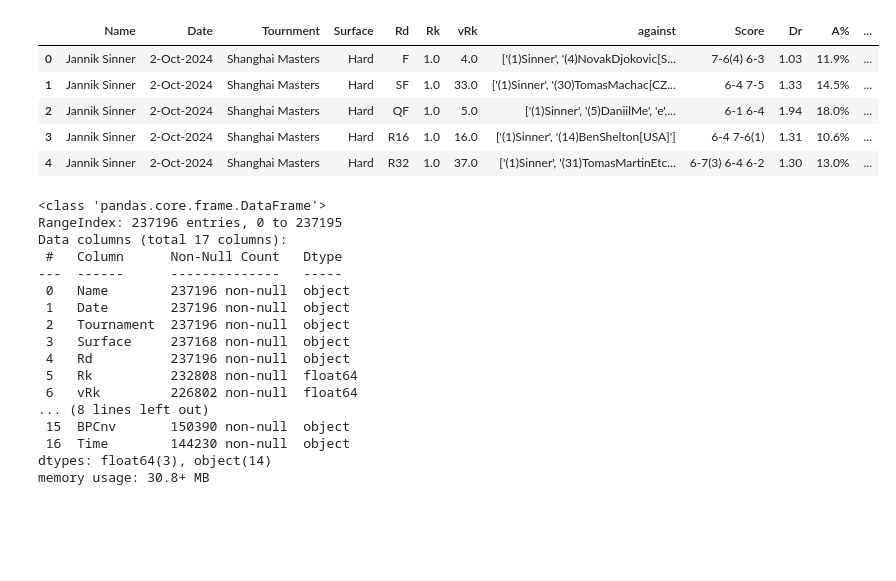
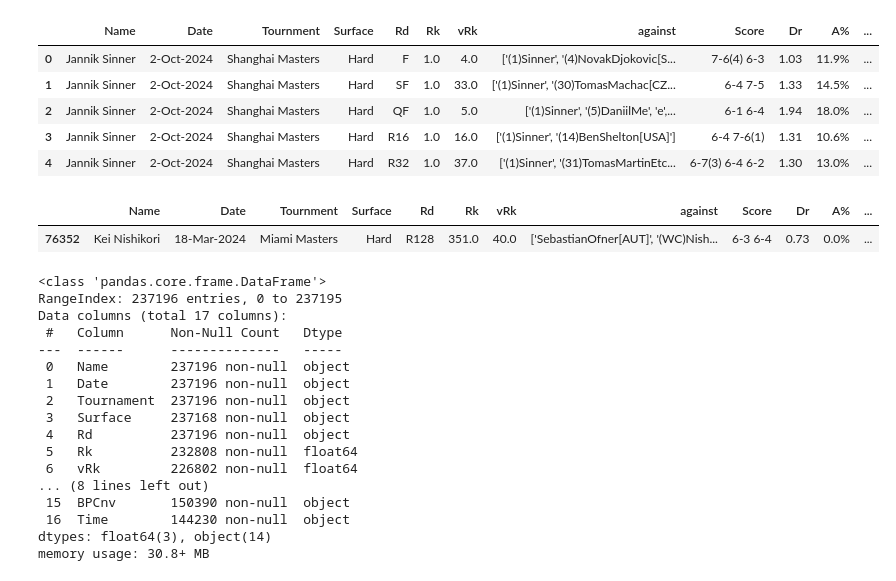
Before and after one commit to Mike812/kaggle, a Jupyter notebook: tennis_stats/TennisStats.ipynb, the cells around one changed output. Cells and saved outputs as stored; diff of their text form; code cells hidden in the pictures; blank space fills up the shorter version.

```diff
--- a/tennis_stats/TennisStats.ipynb
+++ b/tennis_stats/TennisStats.ipynb
@@ -169,6 +184,14 @@ players_tournament_serve_data.head()
 | 2 | Jannik Sinner | 2‑Oct‑2024 | Shanghai Masters | Hard | QF | 1.0 | 5.0 | ['(1)Sinner', '(5)DaniilMe', 'e',... | 6-1 6-4 | 1.94 | 18.0% | ... |
 | 3 | Jannik Sinner | 2‑Oct‑2024 | Shanghai Masters | Hard | R16 | 1.0 | 16.0 | ['(1)Sinner', '(14)BenShelton[USA]'] | 6-4 7-6(1) | 1.31 | 10.6% | ... |
 | 4 | Jannik Sinner | 2‑Oct‑2024 | Shanghai Masters | Hard | R32 | 1.0 | 37.0 | ['(1)Sinner', '(31)TomasMartinEtc... | 6-7(3) 6-4 6-2 | 1.30 | 13.0% | ... |
+# %%
+nishikori_mi_24 = players_tournament_serve_data[players_tournament_serve_data.Name.str.contains("Nishikori")
+& players_tournament_serve_data.Tournment.str.contains("Miami")
+& players_tournament_serve_data.Date.str.contains("2024")]
+nishikori_mi_24
+# %% [output]
+|  | Name | Date | Tournment | Surface | Rd | Rk | vRk | against | Score | Dr | A% | ... |
+| 76352 | Kei Nishikori | 18‑Mar‑2024 | Miami Masters | Hard | R128 | 351.0 | 40.0 | ['SebastianOfner[AUT]', '(WC)Nish... | 6-3 6-4 | 0.73 | 0.0% | ... |
 # %%
 players_tournament_return_data.info()
 # %% [output]
```
Also changed, not shown: parts of 5 cells of this notebook, 2 other files.
